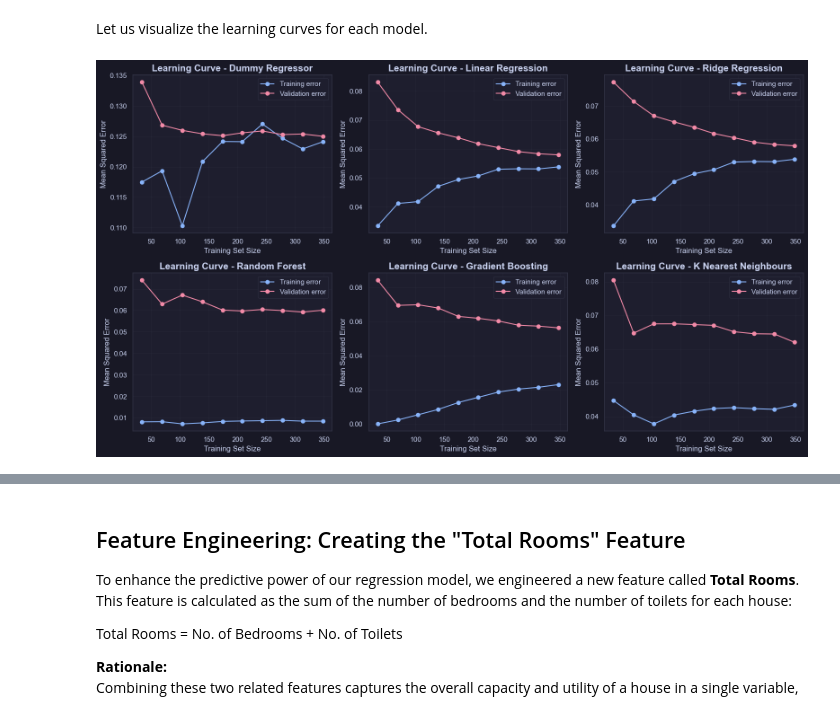
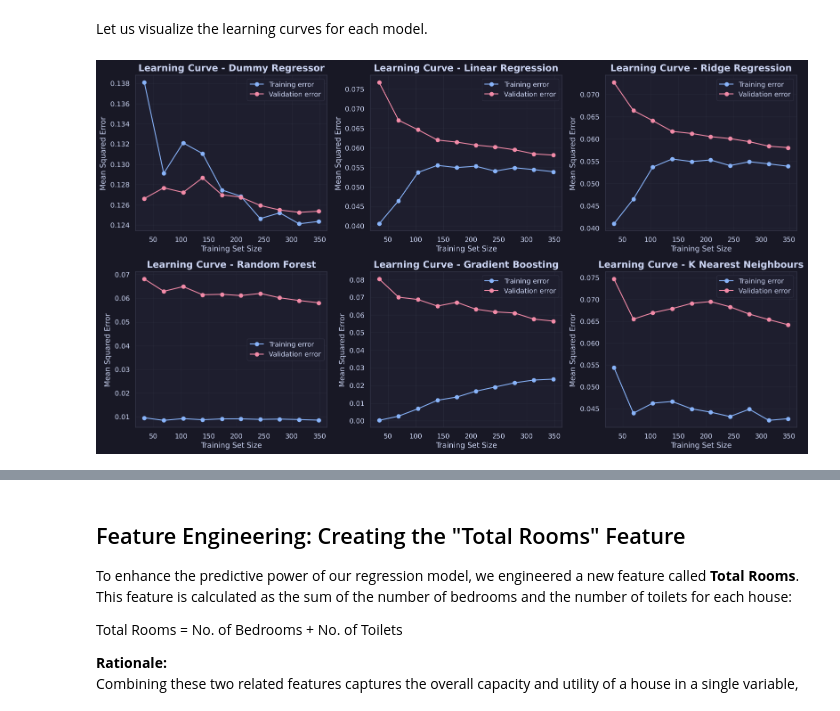
Before and after one commit to pufferfish3e/supervised-learning, a Jupyter notebook: Regression.ipynb, the cells around one changed output, grey strips where cells are left out. Saved outputs shown, nothing was run; the diff lists cells and outputs as text; code cells hidden in the pictures.

```diff
--- a/Regression.ipynb
+++ b/Regression.ipynb
@@ -596,9 +595,8 @@ Our target variable is **Price ($)**, and our features include:
 
 Let's begin by preparing our data for model training.
 # %%
-# Scale Data using StandardScaler to normalize data, with mean = 0 and standard deviation = 1. only applies to numerical features.
-scaler = StandardScaler()
-scaled = pd.DataFrame(scaler.fit_transform(df[["House Area (sqm)","No. of Bedrooms","No. of Toilets","Stories"]]),columns=["House Area (sqm)","No. of Bedrooms","No. of Toilets","Stories"])
-df = pd.concat((scaled,df[["Price ($)","City_Boston","City_Denver","City_New York","City_Seattle","Renovation Status"]]),axis=1)
+# Note: we do NOT scale the data here. A scaler fitted on the full dataset would learn the mean and
+# standard deviation of the test rows too, which is data leakage. Scaling is done later inside a
+# ColumnTransformer that is fitted on the training split only.
 df.head()
 # %% [output]
@@ -676,6 +693,5 @@ We will evaluate the model based on a few metrics, namely: mean squared error, m
 # %%
-# Testing different regression models and seeing how they perform, complete with hyperparamter tuning.
-
+# Compare regression models with repeated cross-validation on the training set.
 models = {
     "Dummy Regressor": DummyRegressor(strategy="mean"),
     "Linear Regression": LinearRegression(),
@@ -685,15 +701,6 @@ models = {
     "K Nearest Neighbours": KNeighborsRegressor()
 }
 
-# Use multiple machine learning models to predict data.
-for k, v in models.items():
-    model = v
-    model.fit(X_train_proc, y_train)
-    y_pred = model.predict(X_test_proc)
-    y_pred_original = np.expm1(y_pred)
-    print(k)
-    print(f"Mean Squared Error (MSE): {round(mean_squared_error(y_test, y_pred), 2)}")
-    print(f"Mean Absolute Error (MAE): {round(mean_absolute_error(y_test,y_pred),2)}")
-    print(f"Root Mean Square Error (RMSE): {round(np.sqrt(mean_squared_error(y_test,y_pred)),2)}")
-    print(f"R-Squared (R2): {round(r2_score(y_test,y_pred),2)}")
+results_df = pd.DataFrame({k: cv_evaluate(v) for k, v in models.items()}).T
+results_df.round(3)
 # %% [output]
@@ -763,30 +736,30 @@ Gradient Boosting slightly outperforms the other models, but the linear models (
 Let us visualize the learning curves for each model.
 # %%
 num = 1
-# Plot 5 learning curves based on model training error and validation error
-
+# Plot learning curves based on model training error and validation error.
+# The whole pipeline is re-fitted for every training subset.
 plt.figure(figsize=(16,9))
 for model in models:
     train_sizes, train_scores, test_scores = learning_curve(
-        models[model], X_train_proc, y_train, cv=5,
+        build_pipeline(models[model]), X_train, y_train, cv=KFold(n_splits=5, shuffle=True, random_state=42),
         scoring="neg_mean_squared_error", n_jobs=-1,
         train_sizes=np.linspace(0.1, 1.0, 10), shuffle=True, random_state=42
     )
     train_scores_mean = -np.mean(train_scores, axis=1)
     test_scores_mean = -np.mean(test_scores, axis=1)
     plt.subplot(2,3,num)
     plt.plot(train_sizes, train_scores_mean, 'o-', color=flavour.colors.blue.hex, label="Training error")
     plt.plot(train_sizes, test_scores_mean, 'o-', color=flavour.colors.red.hex, label="Validation error")
     plt.title(f"Learning Curve - {model}", fontsize=15, fontweight="bold")
     plt.xlabel("Training Set Size", fontsize=12)
     plt.ylabel("Mean Squared Error", fontsize=12)
     plt.legend()
     plt.grid(alpha=0.2)
     num += 1
 plt.tight_layout()
 plt.show()
 # %% [output]
-[figure, old version]
+[figure, new version]
 # %% [markdown]
 ## Reflection
 
```
Also changed, not shown: parts of 44 cells of this notebook, 1 other file.
